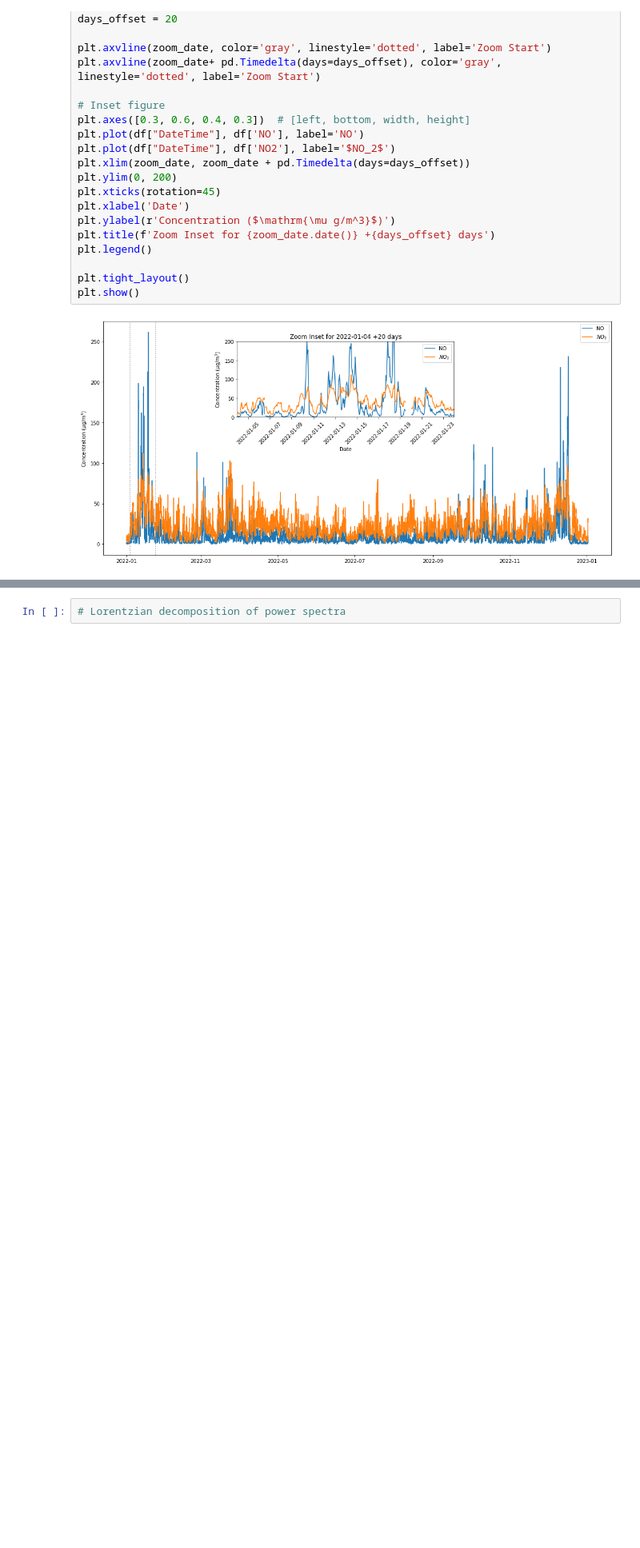
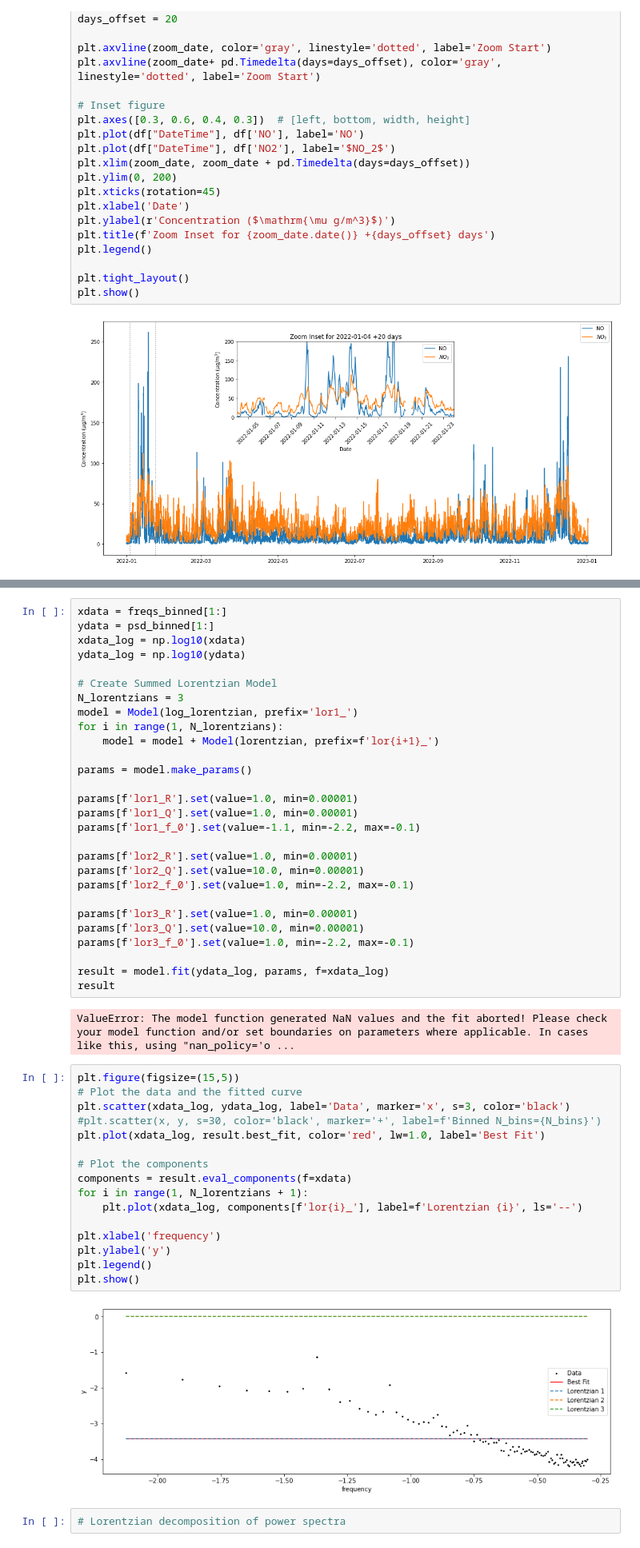
Before and after one commit to nx1/clear_skies, a Jupyter notebook: notebooks/exploratory.ipynb, the cells around one changed output, grey strips where cells are left out. Shown at 80% size. Saved outputs shown, nothing was run; the diff lists cells and outputs as text; blank space fills up the shorter version.

```diff
--- a/notebooks/exploratory.ipynb
+++ b/notebooks/exploratory.ipynb
@@ -217,3 +203,51 @@ std  = 1.55     0.19
+# %%
+xdata = freqs_binned[1:]
+ydata = psd_binned[1:]
+xdata_log = np.log10(xdata)
+ydata_log = np.log10(ydata)
+
+# Create Summed Lorentzian Model
+N_lorentzians = 3
+model = Model(log_lorentzian, prefix='lor1_')
+for i in range(1, N_lorentzians):
+    model = model + Model(lorentzian, prefix=f'lor{i+1}_')
+
+params = model.make_params()
+
+params[f'lor1_R'].set(value=1.0, min=0.00001)
+params[f'lor1_Q'].set(value=1.0, min=0.00001)
+params[f'lor1_f_0'].set(value=-1.1, min=-2.2, max=-0.1)
+
+params[f'lor2_R'].set(value=1.0, min=0.00001)
+params[f'lor2_Q'].set(value=10.0, min=0.00001)
+params[f'lor2_f_0'].set(value=1.0, min=-2.2, max=-0.1)
+
+params[f'lor3_R'].set(value=1.0, min=0.00001)
+params[f'lor3_Q'].set(value=10.0, min=0.00001)
+params[f'lor3_f_0'].set(value=1.0, min=-2.2, max=-0.1)
+
+result = model.fit(ydata_log, params, f=xdata_log)
+result
+# %% [output]
+ValueError: The model function generated NaN values and the fit aborted! Please check your model function and/or set boundaries on parameters where applicable. In cases like this, using "nan_policy='o ...
+# %%
+plt.figure(figsize=(15,5))
+# Plot the data and the fitted curve
+plt.scatter(xdata_log, ydata_log, label='Data', marker='x', s=3, color='black')
+#plt.scatter(x, y, s=30, color='black', marker='+', label=f'Binned N_bins={N_bins}')
+plt.plot(xdata_log, result.best_fit, color='red', lw=1.0, label='Best Fit')
+
+# Plot the components
+components = result.eval_components(f=xdata)
+for i in range(1, N_lorentzians + 1):
+    plt.plot(xdata_log, components[f'lor{i}_'], label=f'Lorentzian {i}', ls='--')
+
+plt.xlabel('frequency')
+plt.ylabel('y')
+plt.legend()
+plt.show()
+# %% [output]
+[figure, added]
 # %%
 # Lorentzian decomposition of power spectra
 # %%
```
Also changed, not shown: parts of 12 cells of this notebook, 4 other files.
